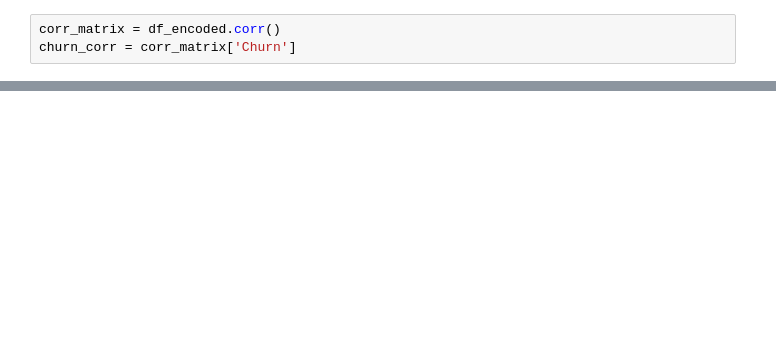
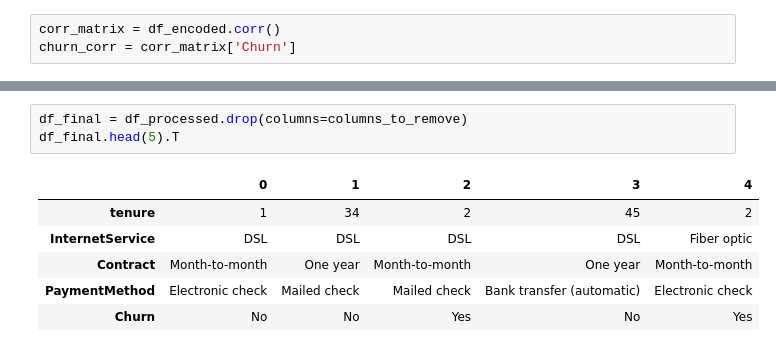
Before and after one commit to AbhinnV04/Customer_Churn_Telco, a Jupyter notebook: notebooks/02_simple_model.ipynb, the cells around one changed output, grey strips where cells are left out. Drawn from its saved outputs; the diff is of its cells as text; blank space fills up the shorter version.

```diff
--- a/notebooks/02_simple_model.ipynb
+++ b/notebooks/02_simple_model.ipynb
@@ -316,0 +334,10 @@ plt.show()
+# %%
+df_final = df_processed.drop(columns=columns_to_remove)
+df_final.head(5).T
+# %% [output]
+|  | 0 | 1 | 2 | 3 | 4 |
+| tenure | 1 | 34 | 2 | 45 | 2 |
+| InternetService | DSL | DSL | DSL | DSL | Fiber optic |
+| Contract | Month-to-month | One year | Month-to-month | One year | Month-to-month |
+| PaymentMethod | Electronic check | Mailed check | Mailed check | Bank transfer (automatic) | Electronic check |
+| Churn | No | No | Yes | No | Yes |
```
Also changed, not shown: parts of 27 cells of this notebook.
